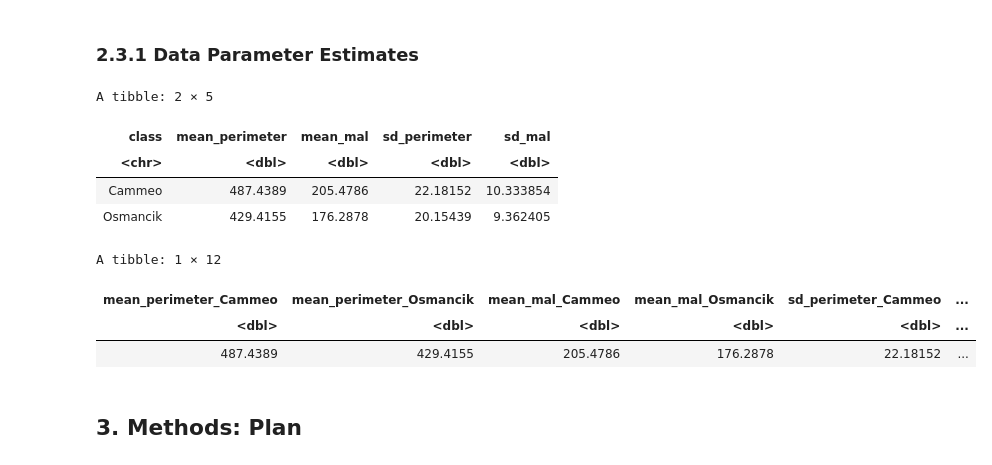
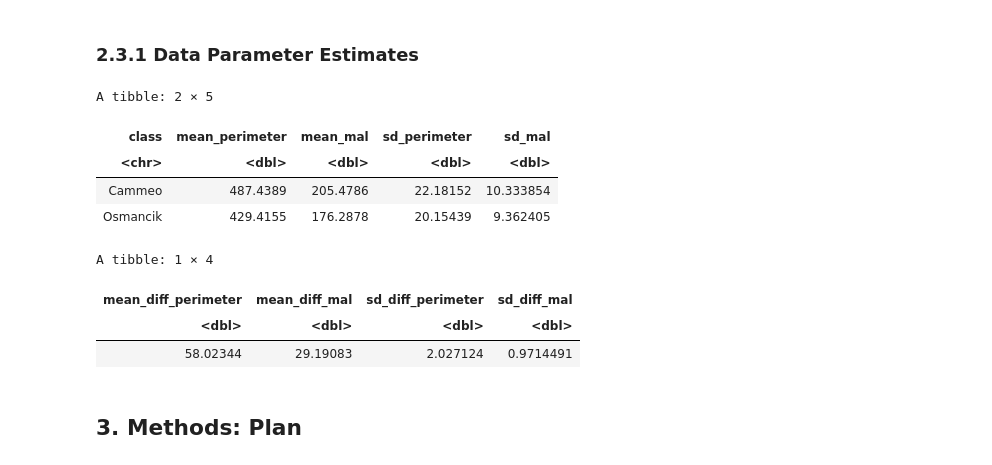
Before and after one commit to yun-sky/STAT-201-Project, a Jupyter notebook: mainproposal.ipynb, the cells around one changed output. Drawn from its saved outputs; the diff is of its cells as text; code cells hidden in the pictures.

```diff
--- a/mainproposal.ipynb
+++ b/mainproposal.ipynb
@@ -104,30 +103,33 @@ grid.arrange(peri_plot, mal_plot, ncol = 2)
 # %%
 # Calculating the mean and standard deviation for each selected class
 summary_rice <- rice_data |>
     group_by(class) |>
     summarize(mean_perimeter = mean(perimeter), mean_mal = mean(major_axis_length),
               sd_perimeter = sd(perimeter), sd_mal = sd(major_axis_length))
 
+# Calculating the parameters of interest: difference in means and difference in standard deivation for the perimeter
+# major axis length
 rice_estimates <- summary_rice %>%
     pivot_wider(names_from = class, values_from = c(mean_perimeter, mean_mal, sd_perimeter, sd_mal)) |>
     mutate(mean_diff_perimeter = mean_perimeter_Cammeo - mean_perimeter_Osmancik,
            mean_diff_mal = mean_mal_Cammeo - mean_mal_Osmancik,
            sd_diff_perimeter = sd_perimeter_Cammeo - sd_perimeter_Osmancik,
            sd_diff_mal = sd_mal_Cammeo - sd_mal_Osmancik) |>
-    select(mean_diff_perimeter, mean_diff_mal, sd_diff_perimeter, sd_di)
+    select(mean_diff_perimeter, mean_diff_mal, sd_diff_perimeter, sd_diff_mal)
 
+# listing the estimates
 summary_rice
 rice_estimates
 # %% [output]
 A tibble: 2 × 5
 | class | mean_perimeter | mean_mal | sd_perimeter | sd_mal |
 | <chr> | <dbl> | <dbl> | <dbl> | <dbl> |
 | Cammeo | 487.4389 | 205.4786 | 22.18152 | 10.333854 |
 | Osmancik | 429.4155 | 176.2878 | 20.15439 | 9.362405 |
-A tibble: 1 × 12
+A tibble: 1 × 4
-| mean_perimeter_Cammeo | mean_perimeter_Osmancik | mean_mal_Cammeo | mean_mal_Osmancik | sd_perimeter_Cammeo | ... |
-| <dbl> | <dbl> | <dbl> | <dbl> | <dbl> | ... |
-| 487.4389 | 429.4155 | 205.4786 | 176.2878 | 22.18152 | ... |
+| mean_diff_perimeter | mean_diff_mal | sd_diff_perimeter | sd_diff_mal |
+| <dbl> | <dbl> | <dbl> | <dbl> |
+| 58.02344 | 29.19083 | 2.027124 | 0.9714491 |
 # %% [markdown]
 ## 3. Methods: Plan
 # %% [markdown]
```
Also changed, not shown: parts of 1 cell of this notebook.
